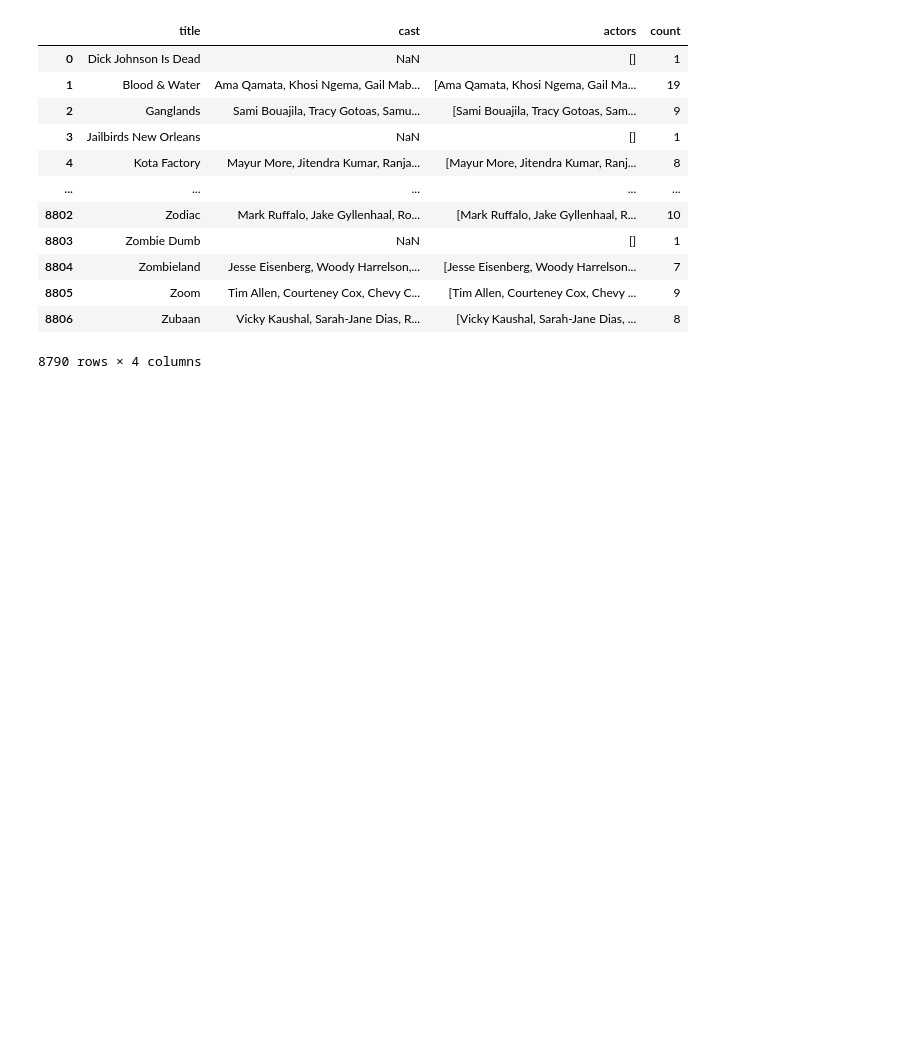
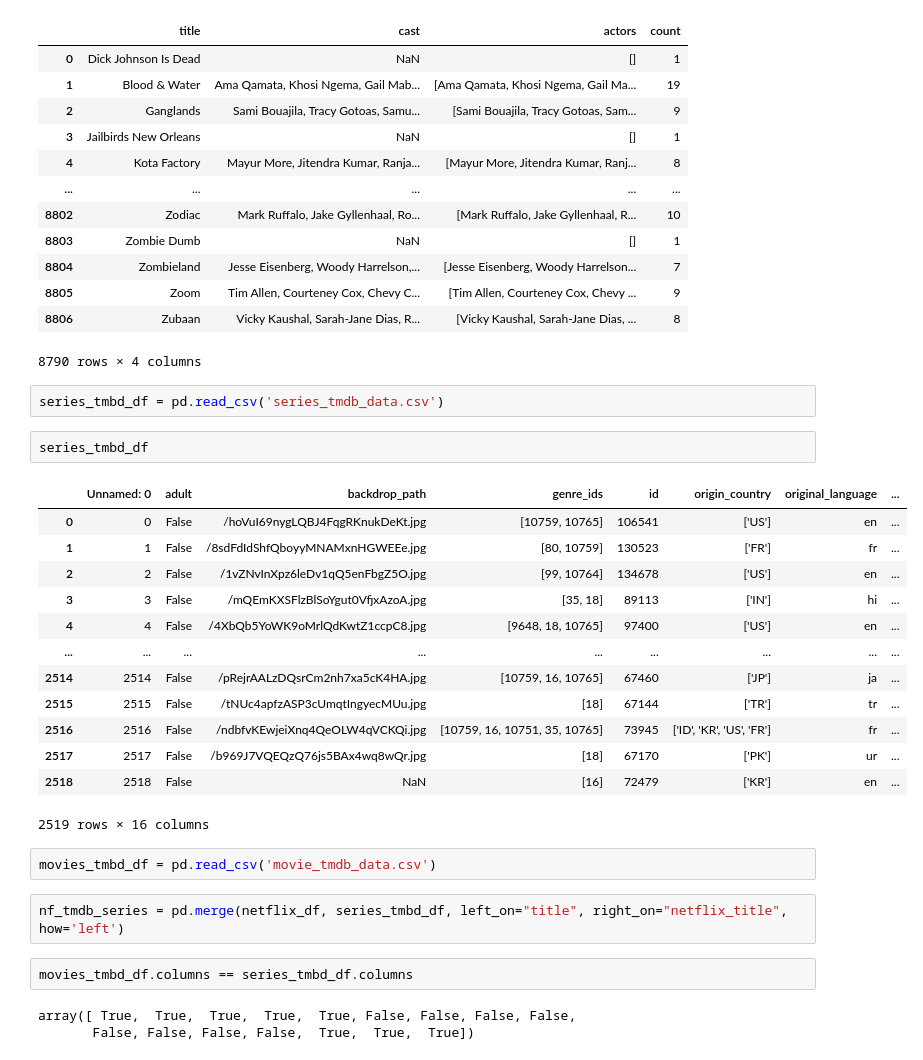
Before and after one commit to lukAss1717/Netflix, a Jupyter notebook: sandbox.ipynb, the cells around one changed output. Saved outputs shown, nothing was run; the diff lists cells and outputs as text; blank space fills up the shorter version.

```diff
--- a/sandbox.ipynb
+++ b/sandbox.ipynb
@@ -567,3 +567,30 @@ final_cast
 | 8805 | Zoom | Tim Allen, Courteney Cox, Chevy C... | [Tim Allen, Courteney Cox, Chevy ... | 9 |
 | 8806 | Zubaan | Vicky Kaushal, Sarah-Jane Dias, R... | [Vicky Kaushal, Sarah-Jane Dias, ... | 8 |
 8790 rows × 4 columns
+# %%
+series_tmbd_df = pd.read_csv('series_tmdb_data.csv')
+# %%
+series_tmbd_df
+# %% [output]
+|  | Unnamed: 0 | adult | backdrop_path | genre_ids | id | origin_country | original_language | ... |
+| 0 | 0 | False | /hoVuI69nygLQBJ4FqgRKnukDeKt.jpg | [10759, 10765] | 106541 | ['US'] | en | ... |
+| 1 | 1 | False | /8sdFdIdShfQboyyMNAMxnHGWEEe.jpg | [80, 10759] | 130523 | ['FR'] | fr | ... |
+| 2 | 2 | False | /1vZNvInXpz6leDv1qQ5enFbgZ5O.jpg | [99, 10764] | 134678 | ['US'] | en | ... |
+| 3 | 3 | False | /mQEmKXSFlzBlSoYgut0VfjxAzoA.jpg | [35, 18] | 89113 | ['IN'] | hi | ... |
+| 4 | 4 | False | /4XbQb5YoWK9oMrlQdKwtZ1ccpC8.jpg | [9648, 18, 10765] | 97400 | ['US'] | en | ... |
+| ... | ... | ... | ... | ... | ... | ... | ... | ... |
+| 2514 | 2514 | False | /pRejrAALzDQsrCm2nh7xa5cK4HA.jpg | [10759, 16, 10765] | 67460 | ['JP'] | ja | ... |
+| 2515 | 2515 | False | /tNUc4apfzASP3cUmqtIngyecMUu.jpg | [18] | 67144 | ['TR'] | tr | ... |
+| 2516 | 2516 | False | /ndbfvKEwjeiXnq4QeOLW4qVCKQi.jpg | [10759, 16, 10751, 35, 10765] | 73945 | ['ID', 'KR', 'US', 'FR'] | fr | ... |
+| 2517 | 2517 | False | /b969J7VQEQzQ76js5BAx4wq8wQr.jpg | [18] | 67170 | ['PK'] | ur | ... |
+| 2518 | 2518 | False | NaN | [16] | 72479 | ['KR'] | en | ... |
+2519 rows × 16 columns
+# %%
+movies_tmbd_df = pd.read_csv('movie_tmdb_data.csv')
+# %%
+nf_tmdb_series = pd.merge(netflix_df, series_tmbd_df, left_on="title", right_on="netflix_title", how='left')
+# %%
+movies_tmbd_df.columns == series_tmbd_df.columns
+# %% [output]
+array([ True,  True,  True,  True,  True, False, False, False, False,
+       False, False, False, False,  True,  True,  True])
```
Also changed, not shown: parts of 5 cells of this notebook, 5 other files.
